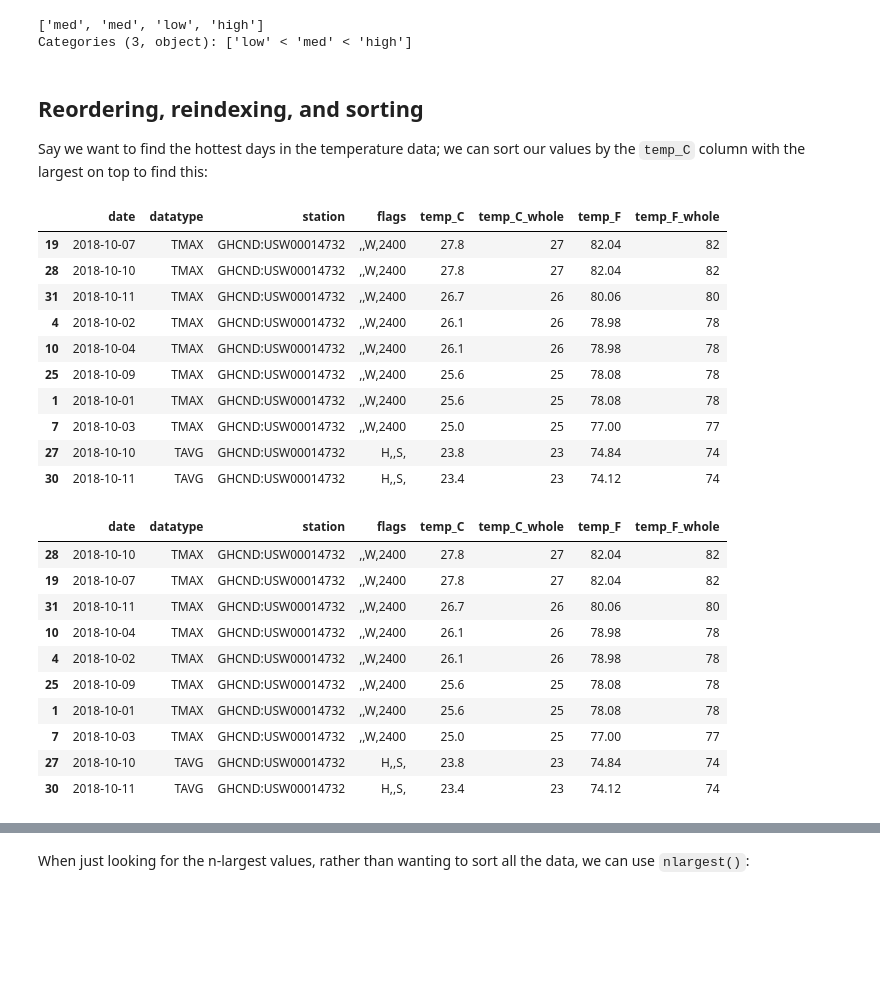
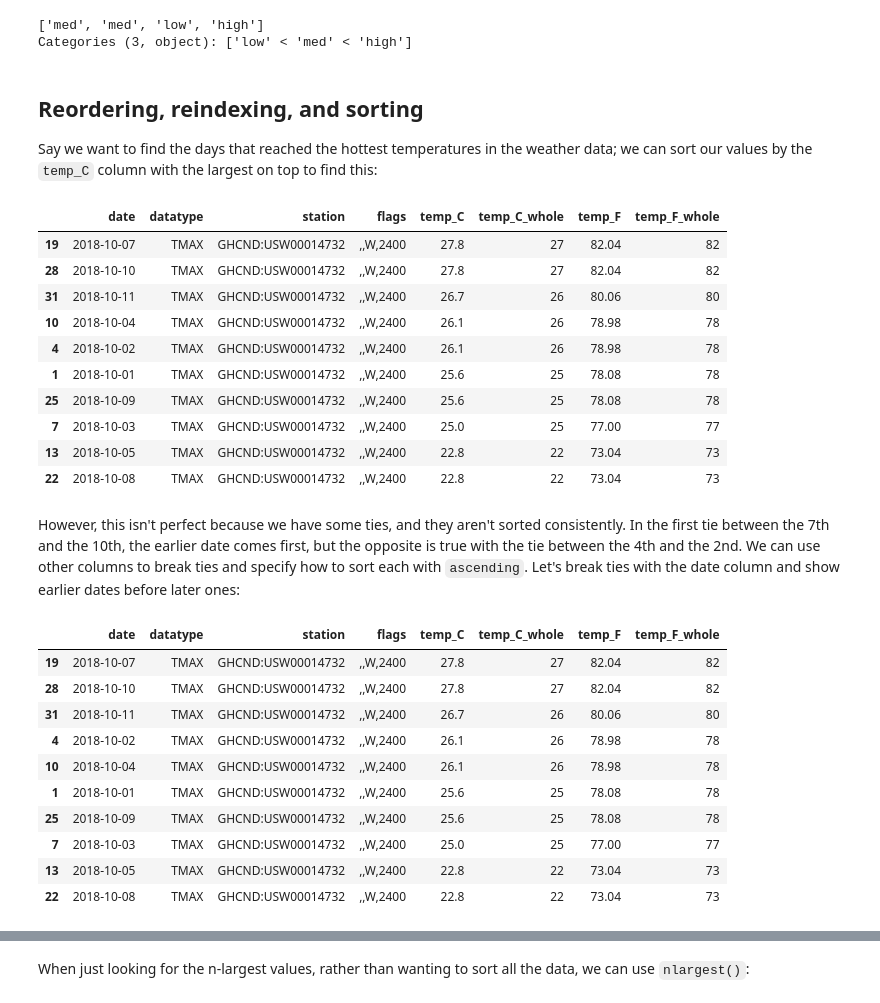
Before and after one commit to stefmolin/Hands-On-Data-Analysis-with-Pandas-2nd-edition, a Jupyter notebook: ch_03/3-cleaning_data.ipynb, the cells around one changed output, grey strips where cells are left out. Drawn from its saved outputs; the diff is of its cells as text; code cells hidden in the pictures; blank space fills up the shorter version.

```diff
--- a/ch_03/3-cleaning_data.ipynb
+++ b/ch_03/3-cleaning_data.ipynb
@@ -260,32 +260,34 @@ pd.Categorical(
 Categories (3, object): ['low' < 'med' < 'high']
 # %% [markdown]
 ## Reordering, reindexing, and sorting
-Say we want to find the hottest days in the temperature data; we can sort our values by the `temp_C` column with the largest on top to find this:
+Say we want to find the days that reached the hottest temperatures in the weather data; we can sort our values by the `temp_C` column with the largest on top to find this:
 # %%
-df.sort_values(by='temp_C', ascending=False).head(10)
+df[df.datatype == 'TMAX'].sort_values(by='temp_C', ascending=False).head(10)
 # %% [output]
 |  | date | datatype | station | flags | temp_C | temp_C_whole | temp_F | temp_F_whole |
 | 19 | 2018-10-07 | TMAX | GHCND:USW00014732 | ,,W,2400 | 27.8 | 27 | 82.04 | 82 |
 | 28 | 2018-10-10 | TMAX | GHCND:USW00014732 | ,,W,2400 | 27.8 | 27 | 82.04 | 82 |
 | 31 | 2018-10-11 | TMAX | GHCND:USW00014732 | ,,W,2400 | 26.7 | 26 | 80.06 | 80 |
+| 10 | 2018-10-04 | TMAX | GHCND:USW00014732 | ,,W,2400 | 26.1 | 26 | 78.98 | 78 |
 | 4 | 2018-10-02 | TMAX | GHCND:USW00014732 | ,,W,2400 | 26.1 | 26 | 78.98 | 78 |
-| 10 | 2018-10-04 | TMAX | GHCND:USW00014732 | ,,W,2400 | 26.1 | 26 | 78.98 | 78 |
+| 1 | 2018-10-01 | TMAX | GHCND:USW00014732 | ,,W,2400 | 25.6 | 25 | 78.08 | 78 |
 | 25 | 2018-10-09 | TMAX | GHCND:USW00014732 | ,,W,2400 | 25.6 | 25 | 78.08 | 78 |
-| 1 | 2018-10-01 | TMAX | GHCND:USW00014732 | ,,W,2400 | 25.6 | 25 | 78.08 | 78 |
 | 7 | 2018-10-03 | TMAX | GHCND:USW00014732 | ,,W,2400 | 25.0 | 25 | 77.00 | 77 |
-| 27 | 2018-10-10 | TAVG | GHCND:USW00014732 | H,,S, | 23.8 | 23 | 74.84 | 74 |
-| 30 | 2018-10-11 | TAVG | GHCND:USW00014732 | H,,S, | 23.4 | 23 | 74.12 | 74 |
+| 13 | 2018-10-05 | TMAX | GHCND:USW00014732 | ,,W,2400 | 22.8 | 22 | 73.04 | 73 |
+| 22 | 2018-10-08 | TMAX | GHCND:USW00014732 | ,,W,2400 | 22.8 | 22 | 73.04 | 73 |
+# %% [markdown]
+However, this isn't perfect because we have some ties, and they aren't sorted consistently. In the first tie between the 7th and the 10th, the earlier date comes first, but the opposite is true with the tie between the 4th and the 2nd. We can use other columns to break ties and specify how to sort each with `ascending`. Let's break ties with the date column and show earlier dates before later ones:
 # %%
-df.sort_values(by=['temp_C', 'date'], ascending=False).head(10)
+df[df.datatype == 'TMAX'].sort_values(by=['temp_C', 'date'], ascending=[False, True]).head(10)
 # %% [output]
 |  | date | datatype | station | flags | temp_C | temp_C_whole | temp_F | temp_F_whole |
+| 19 | 2018-10-07 | TMAX | GHCND:USW00014732 | ,,W,2400 | 27.8 | 27 | 82.04 | 82 |
 | 28 | 2018-10-10 | TMAX | GHCND:USW00014732 | ,,W,2400 | 27.8 | 27 | 82.04 | 82 |
-| 19 | 2018-10-07 | TMAX | GHCND:USW00014732 | ,,W,2400 | 27.8 | 27 | 82.04 | 82 |
 | 31 | 2018-10-11 | TMAX | GHCND:USW00014732 | ,,W,2400 | 26.7 | 26 | 80.06 | 80 |
+| 4 | 2018-10-02 | TMAX | GHCND:USW00014732 | ,,W,2400 | 26.1 | 26 | 78.98 | 78 |
 | 10 | 2018-10-04 | TMAX | GHCND:USW00014732 | ,,W,2400 | 26.1 | 26 | 78.98 | 78 |
-| 4 | 2018-10-02 | TMAX | GHCND:USW00014732 | ,,W,2400 | 26.1 | 26 | 78.98 | 78 |
+| 1 | 2018-10-01 | TMAX | GHCND:USW00014732 | ,,W,2400 | 25.6 | 25 | 78.08 | 78 |
 | 25 | 2018-10-09 | TMAX | GHCND:USW00014732 | ,,W,2400 | 25.6 | 25 | 78.08 | 78 |
-| 1 | 2018-10-01 | TMAX | GHCND:USW00014732 | ,,W,2400 | 25.6 | 25 | 78.08 | 78 |
 | 7 | 2018-10-03 | TMAX | GHCND:USW00014732 | ,,W,2400 | 25.0 | 25 | 77.00 | 77 |
-| 27 | 2018-10-10 | TAVG | GHCND:USW00014732 | H,,S, | 23.8 | 23 | 74.84 | 74 |
-| 30 | 2018-10-11 | TAVG | GHCND:USW00014732 | H,,S, | 23.4 | 23 | 74.12 | 74 |
+| 13 | 2018-10-05 | TMAX | GHCND:USW00014732 | ,,W,2400 | 22.8 | 22 | 73.04 | 73 |
+| 22 | 2018-10-08 | TMAX | GHCND:USW00014732 | ,,W,2400 | 22.8 | 22 | 73.04 | 73 |
```
Also changed, not shown: parts of 12 cells of this notebook.
